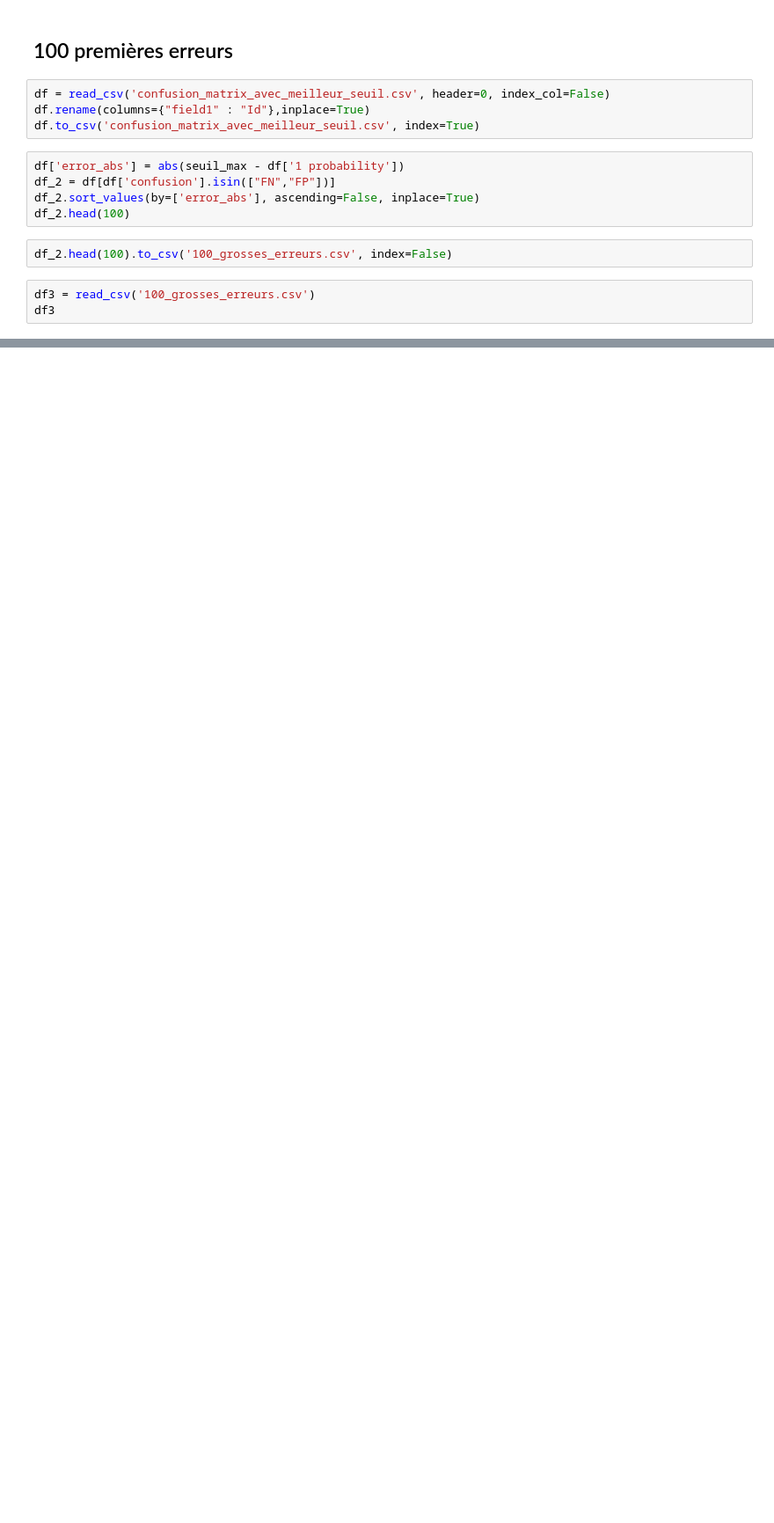
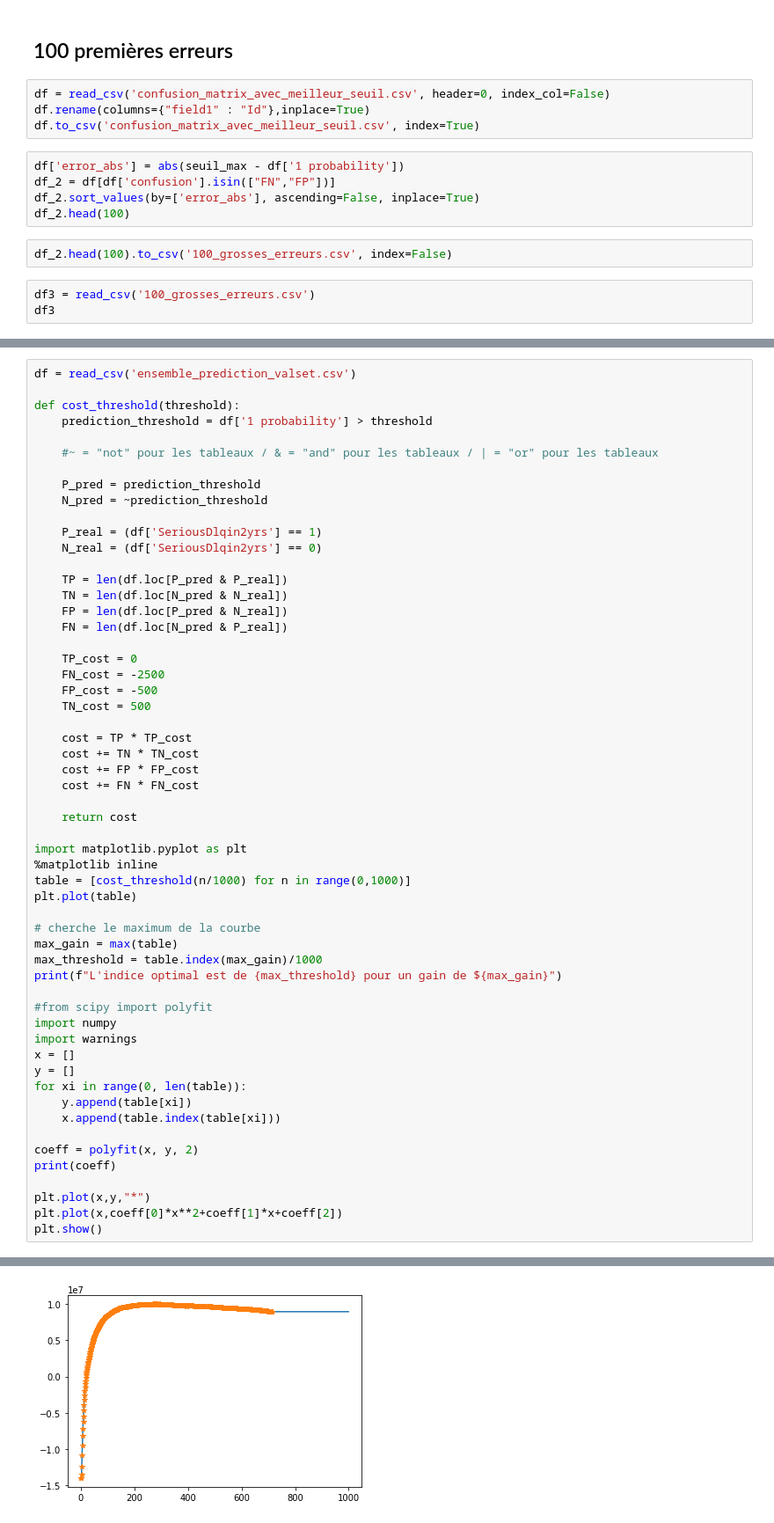
Before and after one commit to Simplon-IA-Bdx-1/give-me-some-credit-ChristopheGARREAU, a Jupyter notebook: GiveMeSomeCredit.ipynb, the cells around one changed output, grey strips where cells are left out. Shown at 88% size. Drawn from its saved outputs; the diff is of its cells as text; blank space fills up the shorter version.

```diff
--- a/GiveMeSomeCredit.ipynb
+++ b/GiveMeSomeCredit.ipynb
@@ -355,0 +346,57 @@ df3
+# %%
+df = read_csv('ensemble_prediction_valset.csv')
+
+def cost_threshold(threshold):
+    prediction_threshold = df['1 probability'] > threshold
+
+    #~ = "not" pour les tableaux / & = "and" pour les tableaux / | = "or" pour les tableaux
+
+    P_pred = prediction_threshold
+    N_pred = ~prediction_threshold
+
+    P_real = (df['SeriousDlqin2yrs'] == 1)
+    N_real = (df['SeriousDlqin2yrs'] == 0)
+
+    TP = len(df.loc[P_pred & P_real])
+    TN = len(df.loc[N_pred & N_real])
+    FP = len(df.loc[P_pred & N_real])
+    FN = len(df.loc[N_pred & P_real])
+
+    TP_cost = 0
+    FN_cost = -2500
+    FP_cost = -500
+    TN_cost = 500
+
+    cost = TP * TP_cost
+    cost += TN * TN_cost
+    cost += FP * FP_cost
+    cost += FN * FN_cost
+
+    return cost
+
+import matplotlib.pyplot as plt
+%matplotlib inline
+table = [cost_threshold(n/1000) for n in range(0,1000)]
+plt.plot(table)
+
+# cherche le maximum de la courbe
+max_gain = max(table)
+max_threshold = table.index(max_gain)/1000
+print(f"L'indice optimal est de {max_threshold} pour un gain de ${max_gain}")
+
+#from scipy import polyfit
+import numpy
+import warnings
+x = []
+y = []
+for xi in range(0, len(table)):
+    y.append(table[xi])
+    x.append(table.index(table[xi]))
+
+coeff = polyfit(x, y, 2)
+print(coeff)
+
+plt.plot(x,y,"*")
+plt.plot(x,coeff[0]*x**2+coeff[1]*x+coeff[2])
+plt.show()
+# %% [output]
@@ -355,0 +406 @@ df3
+[figure, added]
```
Also changed, not shown: parts of 49 cells of this notebook, 4 other files.
